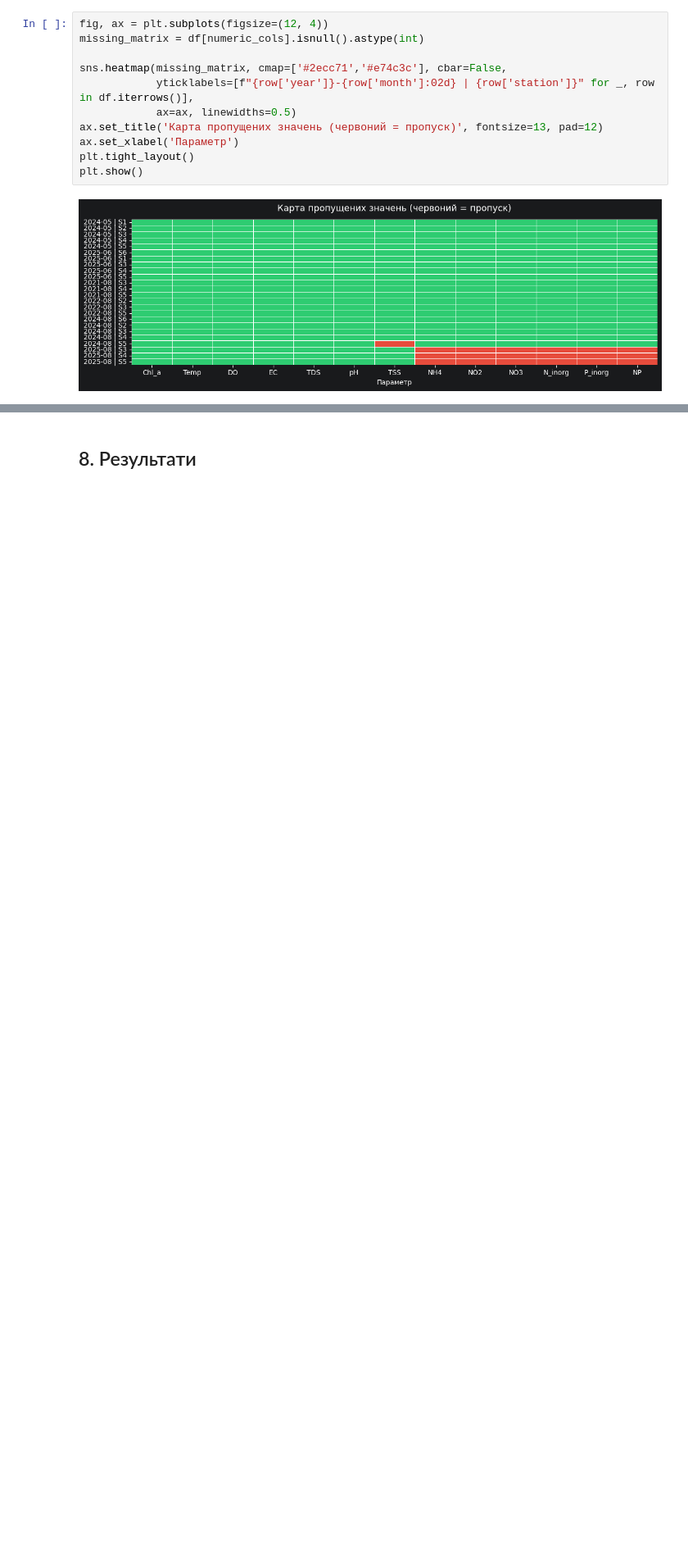
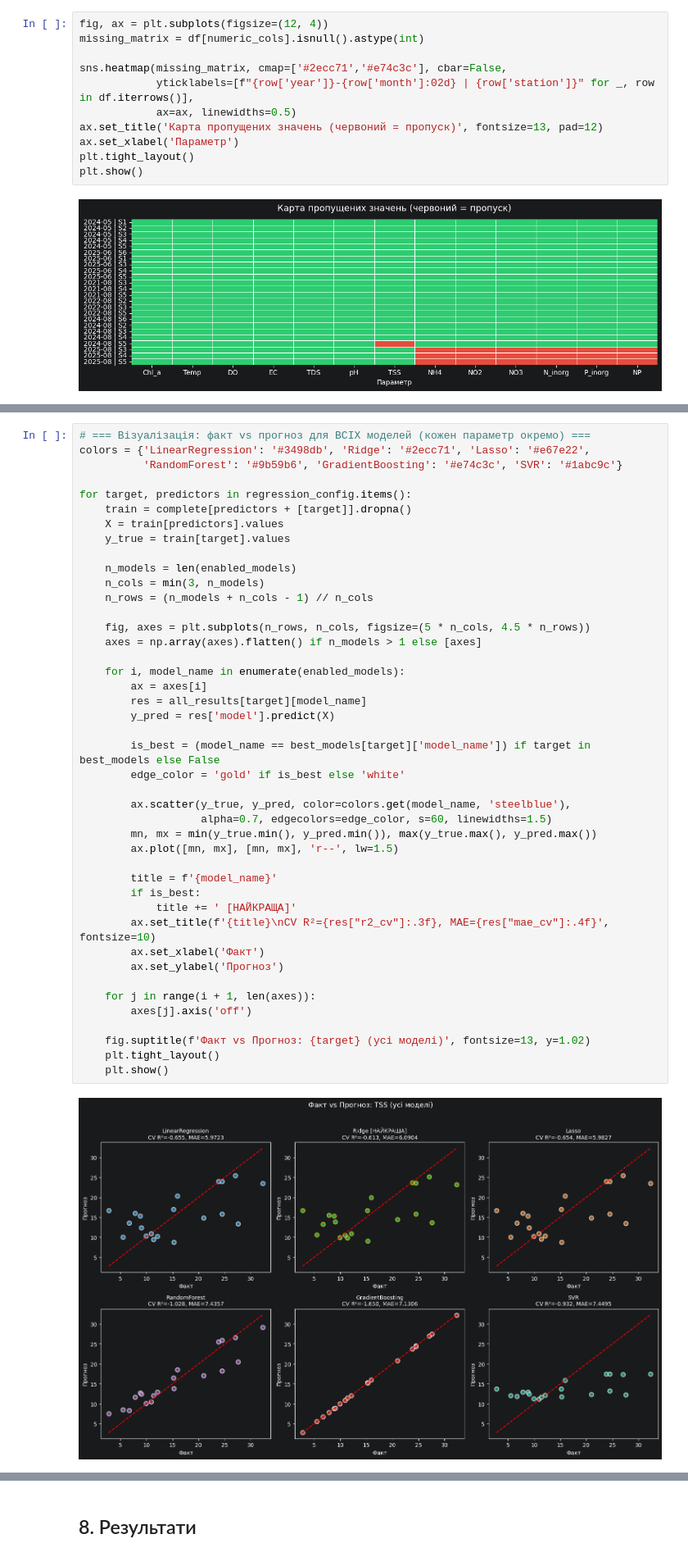
Before and after one commit to bohdan-holovin/data-analys-k, a Jupyter notebook: kanevske_analysis.ipynb, the cells around one changed output, grey strips where cells are left out. Shown at 82% size. Drawn from its saved outputs; the diff is of its cells as text; blank space fills up the shorter version.

```diff
--- a/kanevske_analysis.ipynb
+++ b/kanevske_analysis.ipynb
@@ -324,0 +1167,45 @@ plt.show()
+# %%
+# === Візуалізація: факт vs прогноз для ВСІХ моделей (кожен параметр окремо) ===
+colors = {'LinearRegression': '#3498db', 'Ridge': '#2ecc71', 'Lasso': '#e67e22',
+          'RandomForest': '#9b59b6', 'GradientBoosting': '#e74c3c', 'SVR': '#1abc9c'}
+
+for target, predictors in regression_config.items():
+    train = complete[predictors + [target]].dropna()
+    X = train[predictors].values
+    y_true = train[target].values
+
+    n_models = len(enabled_models)
+    n_cols = min(3, n_models)
+    n_rows = (n_models + n_cols - 1) // n_cols
+
+    fig, axes = plt.subplots(n_rows, n_cols, figsize=(5 * n_cols, 4.5 * n_rows))
+    axes = np.array(axes).flatten() if n_models > 1 else [axes]
+
+    for i, model_name in enumerate(enabled_models):
+        ax = axes[i]
+        res = all_results[target][model_name]
+        y_pred = res['model'].predict(X)
+
+        is_best = (model_name == best_models[target]['model_name']) if target in best_models else False
+        edge_color = 'gold' if is_best else 'white'
+
+        ax.scatter(y_true, y_pred, color=colors.get(model_name, 'steelblue'),
+                   alpha=0.7, edgecolors=edge_color, s=60, linewidths=1.5)
+        mn, mx = min(y_true.min(), y_pred.min()), max(y_true.max(), y_pred.max())
+        ax.plot([mn, mx], [mn, mx], 'r--', lw=1.5)
+
+        title = f'{model_name}'
+        if is_best:
+            title += ' [НАЙКРАЩА]'
+        ax.set_title(f'{title}\nCV R²={res["r2_cv"]:.3f}, MAE={res["mae_cv"]:.4f}', fontsize=10)
+        ax.set_xlabel('Факт')
+        ax.set_ylabel('Прогноз')
+
+    for j in range(i + 1, len(axes)):
+        axes[j].axis('off')
+
+    fig.suptitle(f'Факт vs Прогноз: {target} (усі моделі)', fontsize=13, y=1.02)
+    plt.tight_layout()
+    plt.show()
+# %% [output]
+[figure, added]
```
Also changed, not shown: parts of 37 cells of this notebook.
